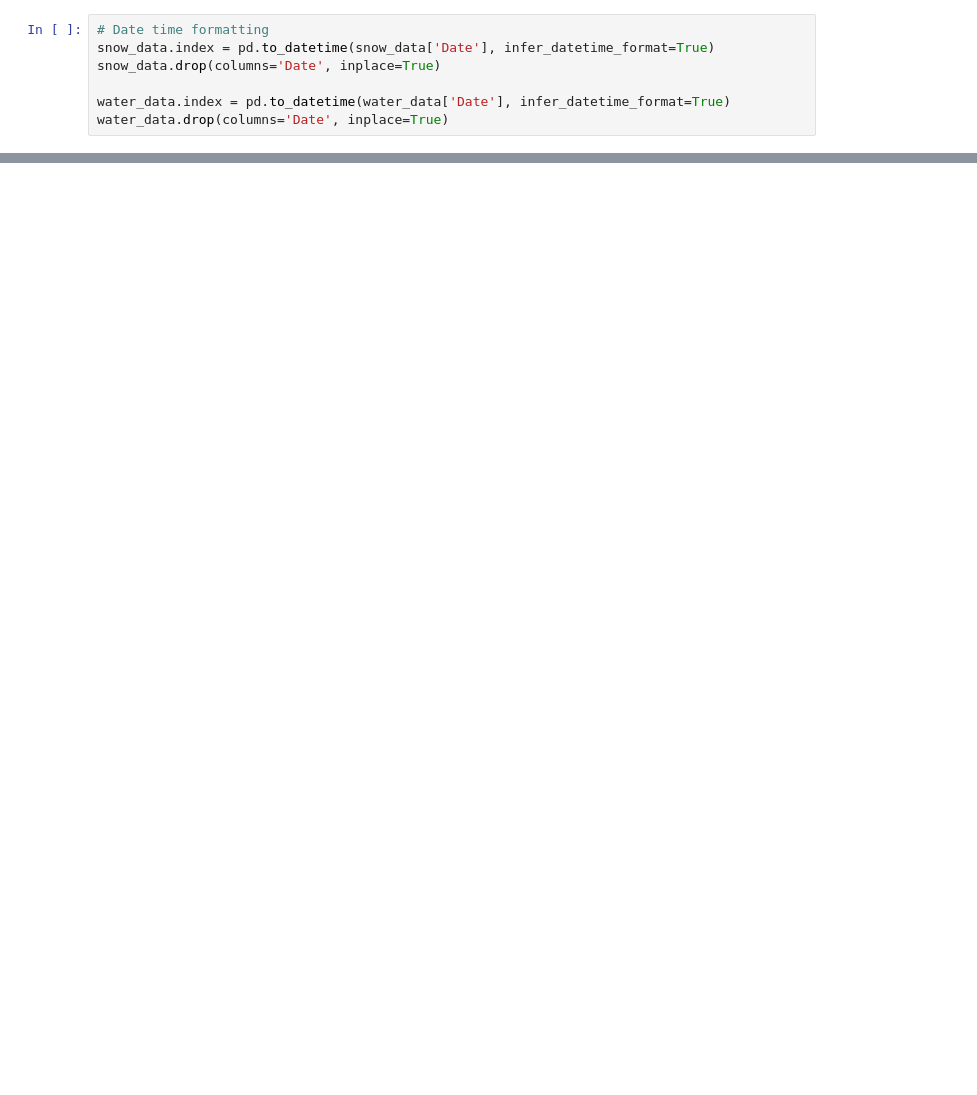
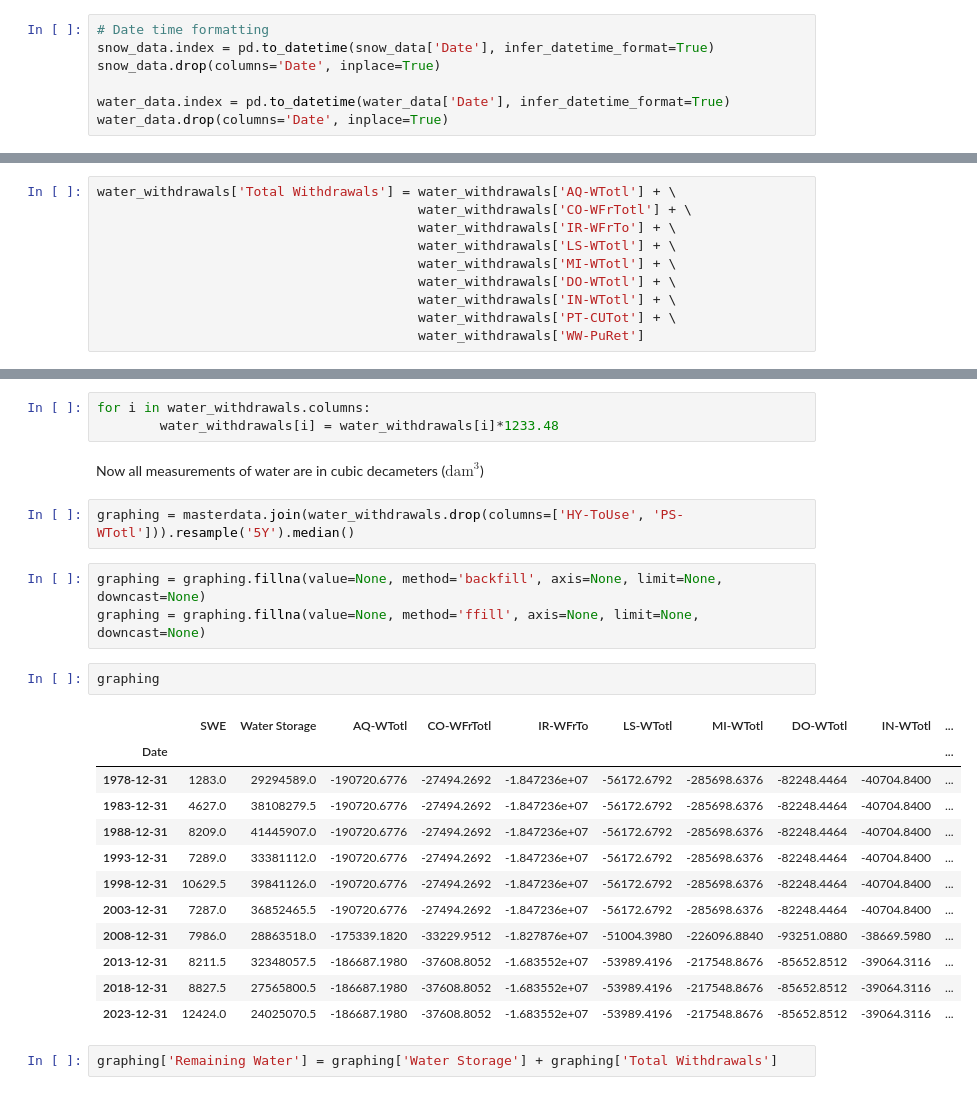
Before and after one commit to NaavSD/CO_River_Basin_SWE, a Jupyter notebook: Notebooks/Project_EDA.ipynb, the cells around one changed output, grey strips where cells are left out. Drawn from its saved outputs; the diff is of its cells as text; blank space fills up the shorter version.

```diff
--- a/Notebooks/Project_EDA.ipynb
+++ b/Notebooks/Project_EDA.ipynb
@@ -178,0 +368,10 @@ snow_data
+# %%
+water_withdrawals['Total Withdrawals'] = water_withdrawals['AQ-WTotl'] + \
+                                         water_withdrawals['CO-WFrTotl'] + \
+                                         water_withdrawals['IR-WFrTo'] + \
+                                         water_withdrawals['LS-WTotl'] + \
+                                         water_withdrawals['MI-WTotl'] + \
+                                         water_withdrawals['DO-WTotl'] + \
+                                         water_withdrawals['IN-WTotl'] + \
+                                         water_withdrawals['PT-CUTot'] + \
+                                         water_withdrawals['WW-PuRet']
@@ -178,0 +396,27 @@ snow_data
+# %%
+for i in water_withdrawals.columns:
+        water_withdrawals[i] = water_withdrawals[i]*1233.48
+# %% [markdown]
+Now all measurements of water are in cubic decameters ($\text{dam}^3$)
+# %%
+graphing = masterdata.join(water_withdrawals.drop(columns=['HY-ToUse', 'PS-WTotl'])).resample('5Y').median()
+# %%
+graphing = graphing.fillna(value=None, method='backfill', axis=None, limit=None, downcast=None)
+graphing = graphing.fillna(value=None, method='ffill', axis=None, limit=None, downcast=None)
+# %%
+graphing
+# %% [output]
+|  | SWE | Water Storage | AQ-WTotl | CO-WFrTotl | IR-WFrTo | LS-WTotl | MI-WTotl | DO-WTotl | IN-WTotl | ... |
+| Date |  |  |  |  |  |  |  |  |  | ... |
+| 1978-12-31 | 1283.0 | 29294589.0 | -190720.6776 | -27494.2692 | -1.847236e+07 | -56172.6792 | -285698.6376 | -82248.4464 | -40704.8400 | ... |
+| 1983-12-31 | 4627.0 | 38108279.5 | -190720.6776 | -27494.2692 | -1.847236e+07 | -56172.6792 | -285698.6376 | -82248.4464 | -40704.8400 | ... |
+| 1988-12-31 | 8209.0 | 41445907.0 | -190720.6776 | -27494.2692 | -1.847236e+07 | -56172.6792 | -285698.6376 | -82248.4464 | -40704.8400 | ... |
+| 1993-12-31 | 7289.0 | 33381112.0 | -190720.6776 | -27494.2692 | -1.847236e+07 | -56172.6792 | -285698.6376 | -82248.4464 | -40704.8400 | ... |
+| 1998-12-31 | 10629.5 | 39841126.0 | -190720.6776 | -27494.2692 | -1.847236e+07 | -56172.6792 | -285698.6376 | -82248.4464 | -40704.8400 | ... |
+| 2003-12-31 | 7287.0 | 36852465.5 | -190720.6776 | -27494.2692 | -1.847236e+07 | -56172.6792 | -285698.6376 | -82248.4464 | -40704.8400 | ... |
+| 2008-12-31 | 7986.0 | 28863518.0 | -175339.1820 | -33229.9512 | -1.827876e+07 | -51004.3980 | -226096.8840 | -93251.0880 | -38669.5980 | ... |
+| 2013-12-31 | 8211.5 | 32348057.5 | -186687.1980 | -37608.8052 | -1.683552e+07 | -53989.4196 | -217548.8676 | -85652.8512 | -39064.3116 | ... |
+| 2018-12-31 | 8827.5 | 27565800.5 | -186687.1980 | -37608.8052 | -1.683552e+07 | -53989.4196 | -217548.8676 | -85652.8512 | -39064.3116 | ... |
+| 2023-12-31 | 12424.0 | 24025070.5 | -186687.1980 | -37608.8052 | -1.683552e+07 | -53989.4196 | -217548.8676 | -85652.8512 | -39064.3116 | ... |
+# %%
+graphing['Remaining Water'] = graphing['Water Storage'] + graphing['Total Withdrawals']
```
Also changed, not shown: parts of 32 cells of this notebook, 15 other files.
